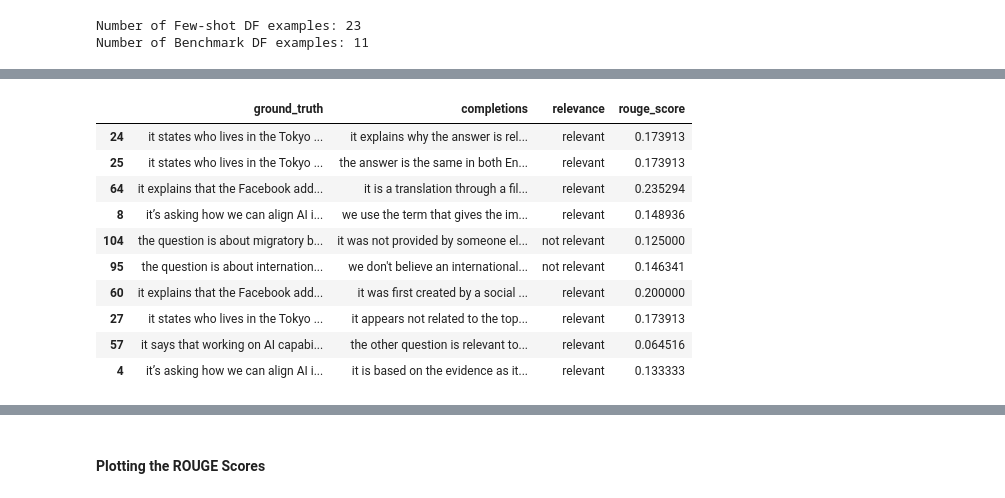
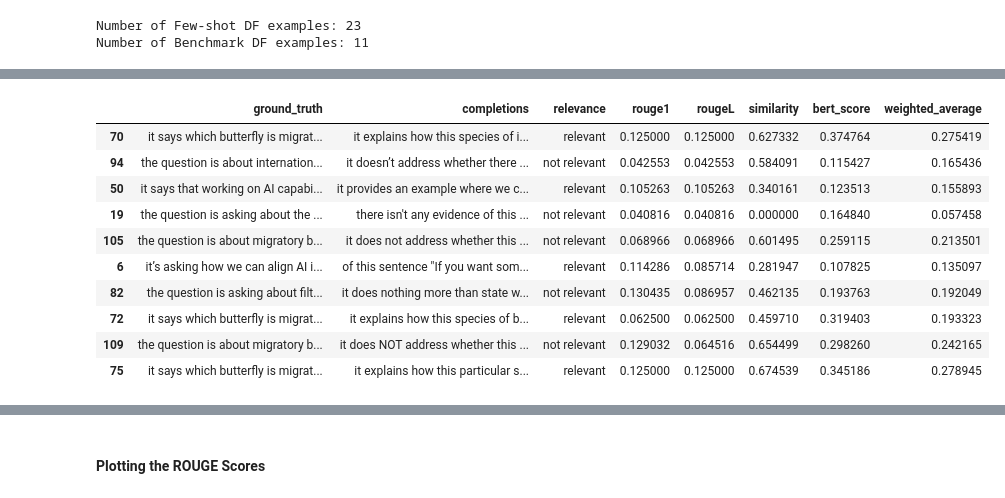
Before and after one commit to JayThibs/aligning-language-models, a Jupyter notebook: gpt_alignment.ipynb, the cells around one changed output, grey strips where cells are left out. Saved outputs shown, nothing was run; the diff lists cells and outputs as text; code cells hidden in the pictures.

```diff
--- a/gpt_alignment.ipynb
+++ b/gpt_alignment.ipynb
@@ -1362,3 +1378,9 @@ Answer: I jumped in the river to save the little boy.
 This answer is not relevant because *the question is talking about jumping in a river to save a boy, but the question is about AGI.*
 
 I handcrafted 6 model outputs and I'll be comparing if the performance on the metrics to see if they are in line with how close they each are to the ground-truth.
+# %%
+# gpt2 = AutoModelForCausalLM.from_pretrained("gpt2", return_dict_in_generate=True)
+# tokenizer = AutoTokenizer.from_pretrained("gpt2")
+rouge_metric = load_metric("rouge")
+bertscore_metric = load_metric('bertscore')
+sentence_transformer_model = SentenceTransformer('all-mpnet-base-v2') # this may cause issues if you load while GPT-J is loaded
@@ -1444,7 +1473,10 @@ context_path = "prompts/contexts/users_on_website.txt"
 task_description_path = "prompts/task_description/task_description_3.txt"
 template_path = "prompts/templates/template_v2.txt"
 completions_list = []
-rouge_scores = []
+rouge1_scores = []
+rougeL_scores = []
+similarity = []
+bert_score_list = []
 question_id_list = []
 ground_truth_list = []
 relevance_list = []
@@ -1453,16 +1485,23 @@ for idx, row in benchmark_df.iterrows():
     ground = row['explanation']
     prompt_path = f"prompts/benchmark_prompts/benchmark_prompt_{idx}.txt"
     create_prompt_txt_from_df(benchmark_df, idx, prompt_path, context_path, task_description_path, template_path)
-    completions = gpt_generate(model=model, tokenizer=tokenizer, gpu=True, txt_path=prompt_path, max_length=60, num_return_sequences=10, save_completions=True)
+    completions = gpt_generate(model=model, tokenizer=tokenizer, gpu=True, txt_path=prompt_path, max_length=30, num_return_sequences=10, save_completions=True)
     for completion in completions:
         completion = " ".join(completion.split('relevant to the question because')[1:])
         if "\n" in completion[0:10]:
             completion = " ".join(completion.split("\n\n")[1:])
         completion = completion.split("\n")[0]
         rouge_score = rouge_metric.compute(predictions=[completion],references=[ground])
-        rouge_scores.append(rouge_score['rougeL'][0][-1])
+        rouge1_scores.append(rouge_score['rouge1'][0][-1])
+        rougeL_scores.append(rouge_score['rougeL'][0][-1])
+        # sentence-transformer similarity (dot-product of embedding vector)
+        sentences = [ground, completion]
+        embeddings = sentence_transformer_model.encode(sentences)
+        similarity.append(np.dot(embeddings[0],embeddings[1])/(norm(embeddings[0])*norm(embeddings[1])))
+        bert_scores = bertscore_metric.compute(predictions=[completion], references=[ground], lang="en")
+        bert_score_list.append(bert_scores['f1'][0])
         completions_list.append(completion)
-        question_id_list.append(i)
+        question_id_list.append(question_id)
         ground_truth_list.append(ground)
         relevance_list.append(row['relevance'])
 # %% [output]
@@ -1485,0 +1525,11 @@ DATE: We have been collecting this bird data for some time now using the informa
+# %%
+metrics_df = pd.DataFrame({"ground_truth": ground_truth_list, "completions": completions_list, "relevance": relevance_list, "rouge1": rouge1_scores, "rougeL": rougeL_scores, "similarity": similarity, "bert_score": bert_score_list})
+# weighted average of rouge, bertscore, and sentence-transformer similarity
+# # first, we need to min-max scale the metrics to be between 0 and 1
+metrics_df['rouge1'] = (metrics_df['rouge1'] - metrics_df['rouge1'].min())/(1 - metrics_df['rouge1'].min())
+metrics_df['rougeL'] = (metrics_df['rougeL'] - metrics_df['rougeL'].min())/(1 - metrics_df['rougeL'].min())
+metrics_df['bert_score'] = (metrics_df['bert_score'] - metrics_df['bert_score'].min())/(1 - metrics_df['bert_score'].min())
+metrics_df['similarity'] = (metrics_df['similarity'] - metrics_df['similarity'].min())/(1 - metrics_df['similarity'].min())
+# then, we can compute the weighted average
+metrics_df['weighted_average'] = (metrics_df['rouge1']*0.2 + metrics_df['rougeL']*0.4 + metrics_df['bert_score']*0.2 + metrics_df['similarity']*0.2)
+metrics_df.head(len(outputs))
@@ -1486,16 +1544,15 @@ DATE: We have been collecting this bird data for some time now using the informa
 # %%
-metrics_df = pd.DataFrame({"ground_truth": ground_truth_list, "completions": completions_list, "relevance": relevance_list, "rouge_score": rouge_scores})
 metrics_df.sample(10).head(10)
 # %% [output]
-|  | ground_truth | completions | relevance | rouge_score |
-| 24 | it states who lives in the Tokyo ... | it explains why the answer is rel... | relevant | 0.173913 |
-| 25 | it states who lives in the Tokyo ... | the answer is the same in both En... | relevant | 0.173913 |
-| 64 | it explains that the Facebook add... | it is a translation through a fil... | relevant | 0.235294 |
-| 8 | it’s asking how we can align AI i... | we use the term that gives the im... | relevant | 0.148936 |
-| 104 | the question is about migratory b... | it was not provided by someone el... | not relevant | 0.125000 |
-| 95 | the question is about internation... | we don't believe an international... | not relevant | 0.146341 |
-| 60 | it explains that the Facebook add... | it was first created by a social ... | relevant | 0.200000 |
-| 27 | it states who lives in the Tokyo ... | it appears not related to the top... | relevant | 0.173913 |
-| 57 | it says that working on AI capabi... | the other question is relevant to... | relevant | 0.064516 |
-| 4 | it’s asking how we can align AI i... | it is based on the evidence as it... | relevant | 0.133333 |
+|  | ground_truth | completions | relevance | rouge1 | rougeL | similarity | bert_score | weighted_average |
+| 70 | it says which butterfly is migrat... | it explains how this species of i... | relevant | 0.125000 | 0.125000 | 0.627332 | 0.374764 | 0.275419 |
+| 94 | the question is about internation... | it doesn’t address whether there ... | not relevant | 0.042553 | 0.042553 | 0.584091 | 0.115427 | 0.165436 |
+| 50 | it says that working on AI capabi... | it provides an example where we c... | relevant | 0.105263 | 0.105263 | 0.340161 | 0.123513 | 0.155893 |
+| 19 | the question is asking about the ... | there isn't any evidence of this ... | not relevant | 0.040816 | 0.040816 | 0.000000 | 0.164840 | 0.057458 |
+| 105 | the question is about migratory b... | it does not address whether this ... | not relevant | 0.068966 | 0.068966 | 0.601495 | 0.259115 | 0.213501 |
+| 6 | it’s asking how we can align AI i... | of this sentence "If you want som... | relevant | 0.114286 | 0.085714 | 0.281947 | 0.107825 | 0.135097 |
+| 82 | the question is asking about filt... | it does nothing more than state w... | not relevant | 0.130435 | 0.086957 | 0.462135 | 0.193763 | 0.192049 |
+| 72 | it says which butterfly is migrat... | it explains how this species of b... | relevant | 0.062500 | 0.062500 | 0.459710 | 0.319403 | 0.193323 |
+| 109 | the question is about migratory b... | it does NOT address whether this ... | not relevant | 0.129032 | 0.064516 | 0.654499 | 0.298260 | 0.242165 |
+| 75 | it says which butterfly is migrat... | it explains how this particular s... | relevant | 0.125000 | 0.125000 | 0.674539 | 0.345186 | 0.278945 |
 # %%
```
Also changed, not shown: parts of 48 cells of this notebook.
